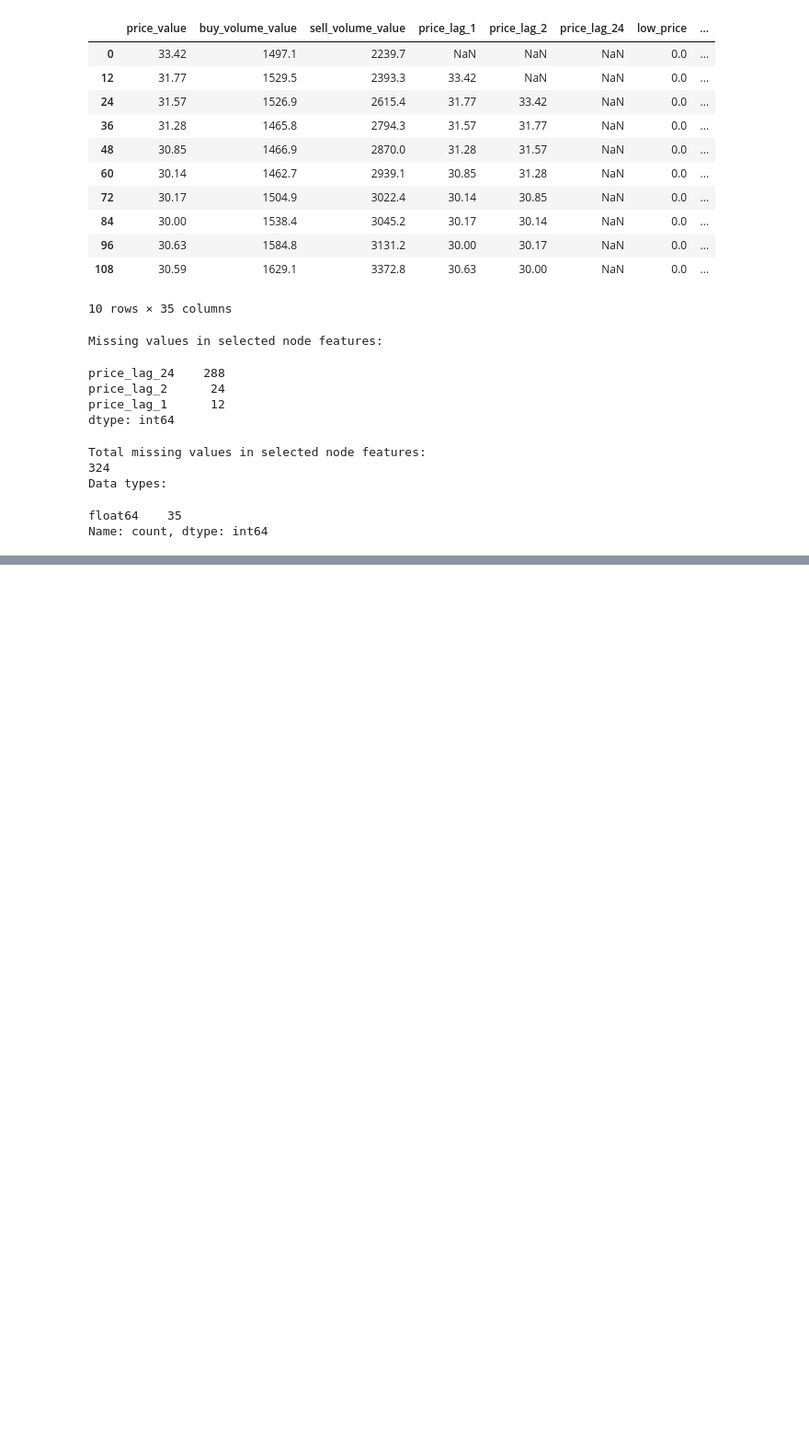
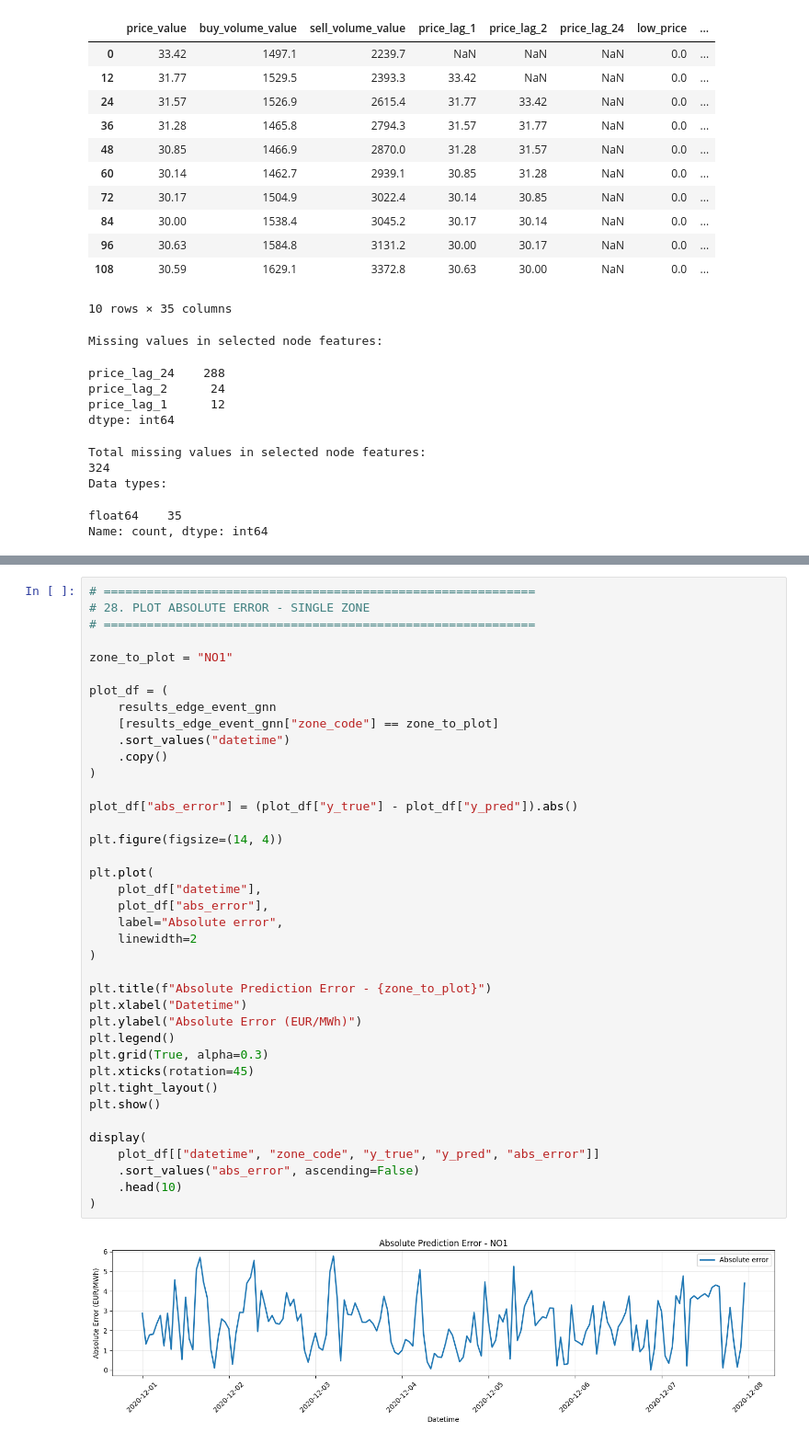
Before and after one commit to huugoox/tfg, a Jupyter notebook: notebooks/10_GNN_edge_events.ipynb, the cells around one changed output, grey strips where cells are left out. Shown at 92% size. Saved outputs shown, nothing was run; the diff lists cells and outputs as text; blank space fills up the shorter version.

```diff
--- a/notebooks/10_GNN_edge_events.ipynb
+++ b/notebooks/10_GNN_edge_events.ipynb
@@ -1712,0 +1993,41 @@ for zone_to_plot in sorted(results_edge_events["zone_code"].unique()):
+# %%
+# ============================================================
+# 28. PLOT ABSOLUTE ERROR - SINGLE ZONE
+# ============================================================
+
+zone_to_plot = "NO1"
+
+plot_df = (
+    results_edge_event_gnn
+    [results_edge_event_gnn["zone_code"] == zone_to_plot]
+    .sort_values("datetime")
+    .copy()
+)
+
+plot_df["abs_error"] = (plot_df["y_true"] - plot_df["y_pred"]).abs()
+
+plt.figure(figsize=(14, 4))
+
+plt.plot(
+    plot_df["datetime"],
+    plot_df["abs_error"],
+    label="Absolute error",
+    linewidth=2
+)
+
+plt.title(f"Absolute Prediction Error - {zone_to_plot}")
+plt.xlabel("Datetime")
+plt.ylabel("Absolute Error (EUR/MWh)")
+plt.legend()
+plt.grid(True, alpha=0.3)
+plt.xticks(rotation=45)
+plt.tight_layout()
+plt.show()
+
+display(
+    plot_df[["datetime", "zone_code", "y_true", "y_pred", "abs_error"]]
+    .sort_values("abs_error", ascending=False)
+    .head(10)
+)
+# %% [output]
+[figure, added]
```
Also changed, not shown: parts of 45 cells of this notebook.
